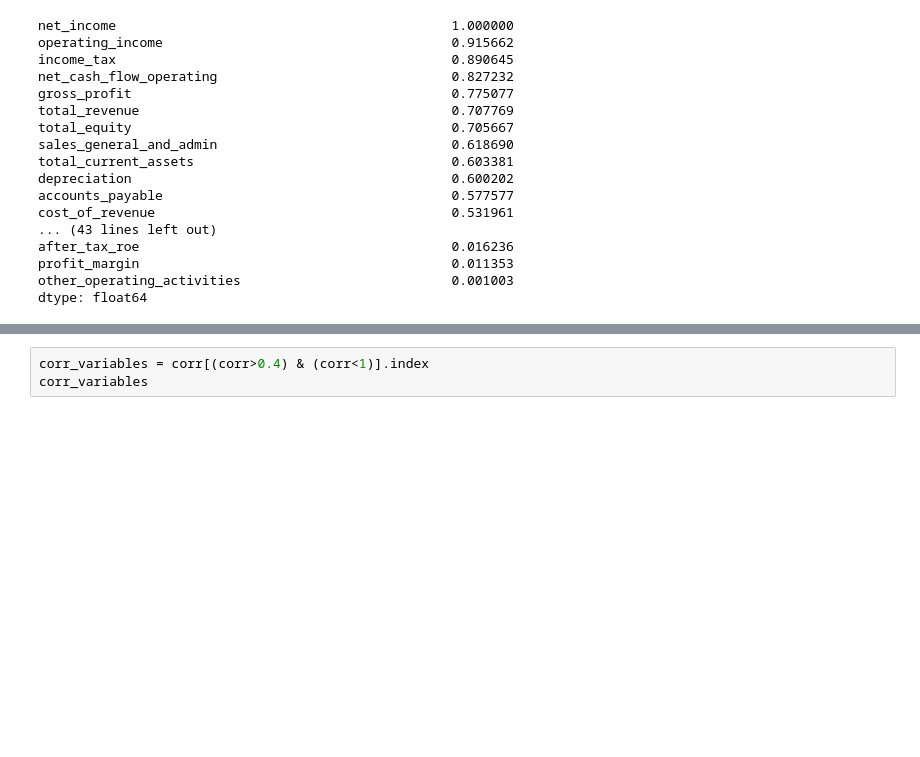
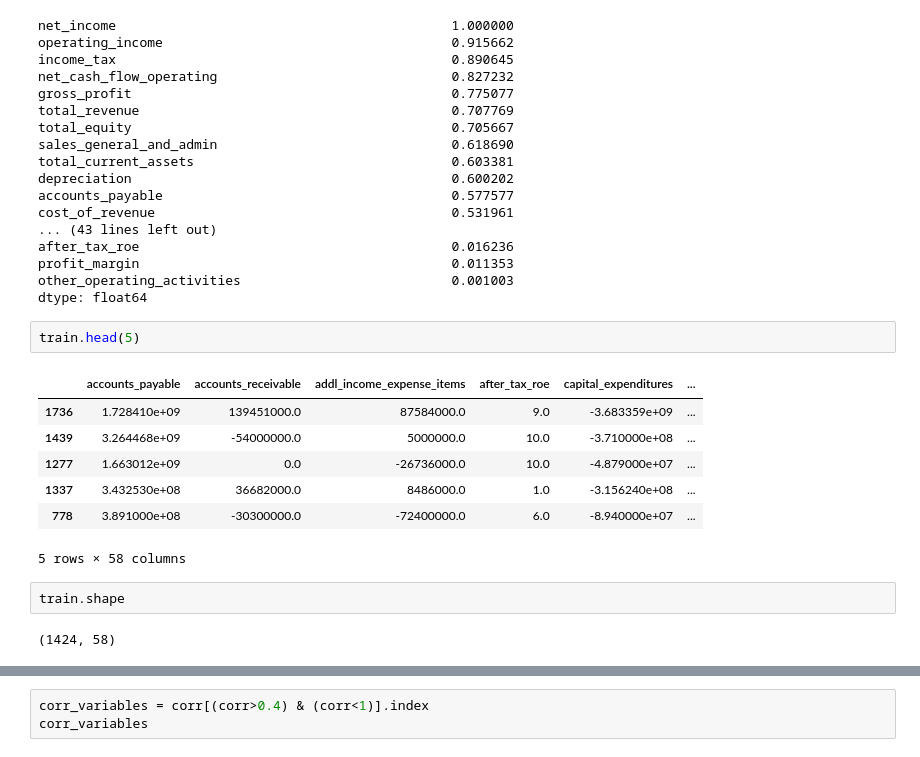
Before and after one commit to sarahhsu1301/STAT-303-2, a Jupyter notebook: Manual Model.ipynb, the cells around one changed output, grey strips where cells are left out. Cells and saved outputs as stored; diff of their text form; blank space fills up the shorter version.

```diff
--- a/Manual Model.ipynb
+++ b/Manual Model.ipynb
@@ -76,3 +123,17 @@ after_tax_roe                                        0.016236
 profit_margin                                        0.011353
 other_operating_activities                           0.001003
 dtype: float64
+# %%
+train.head(5)
+# %% [output]
+|  | accounts_payable | accounts_receivable | addl_income_expense_items | after_tax_roe | capital_expenditures | ... |
+| 1736 | 1.728410e+09 | 139451000.0 | 87584000.0 | 9.0 | -3.683359e+09 | ... |
+| 1439 | 3.264468e+09 | -54000000.0 | 5000000.0 | 10.0 | -3.710000e+08 | ... |
+| 1277 | 1.663012e+09 | 0.0 | -26736000.0 | 10.0 | -4.879000e+07 | ... |
+| 1337 | 3.432530e+08 | 36682000.0 | 8486000.0 | 1.0 | -3.156240e+08 | ... |
+| 778 | 3.891000e+08 | -30300000.0 | -72400000.0 | 6.0 | -8.940000e+07 | ... |
+5 rows × 58 columns
+# %%
+train.shape
+# %% [output]
+(1424, 58)
```
Also changed, not shown: parts of 6 cells of this notebook, 1 other file.
